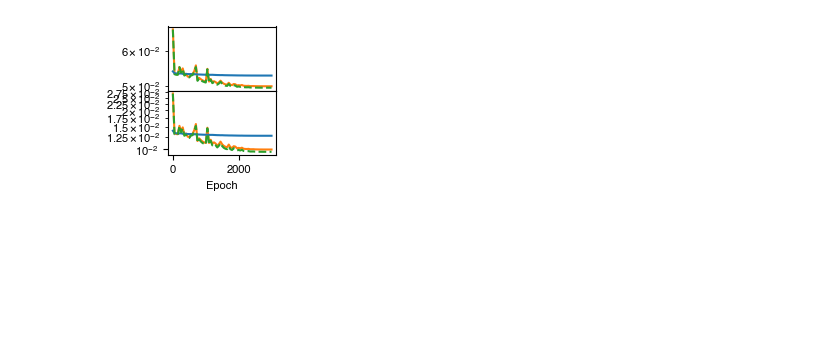
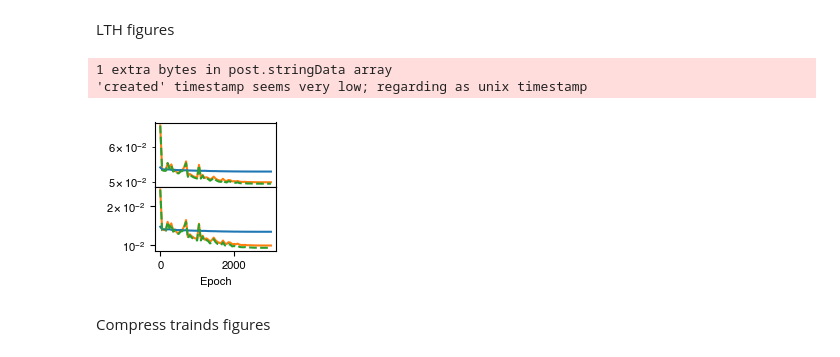
Before and after one commit to WHY-David/moment_compression, a Jupyter notebook: new/plot.ipynb, the cells around one changed output. Drawn from its saved outputs; the diff is of its cells as text; code cells hidden in the pictures; blank space fills up the shorter version.

```diff
--- a/new/plot.ipynb
+++ b/new/plot.ipynb
@@ -6,6 +6,8 @@ from matplotlib.ticker import LogLocator, MaxNLocator, NullLocator, FixedLocator
 import csv
 
 from common import make_canvas
+# %% [markdown]
+LTH figures
 # %%
 d = 10000
 dstop = 1000
@@ -36,26 +38,33 @@ test_loss_naive = data["test_loss_naive"].astype(np.float64)[::plot_every]
 # %%
 fig, axs = make_canvas(rows=2, cols=1, axes_width_pt=80, axes_aspect=1, sharex=True, gridspec_kw={'hspace': 0})
 
 axs[0].plot(epoch_range, train_loss_cp, color='tab:orange',marker=None, markersize=2, label=f'Compressed d\'={dstop}')
 axs[0].plot(epoch_range, train_loss_naive, color='tab:blue',  marker=None, markersize=2, label=f'Naive d\'={dstop}')
 axs[0].plot(epoch_range, train_loss_orig,  color='tab:green', marker=None, markersize=2, ls='--', label=f'Original d={d}')
 axs[0].set_yscale('log')
 # axs[0].yaxis.set_major_locator(LogLocator(base=10.0, numticks=6))
 # axs[0].yaxis.set_minor_locator(NullLocator())
 # axs[0].set_ylabel('Train loss')
 # axs[0].legend()
 
-# Plot Test Loss vs. epoch
 axs[1].plot(epoch_range, test_loss_cp, color='tab:orange', marker=None, markersize=2, label=f'Compressed d\'={dstop}')
 axs[1].plot(epoch_range, test_loss_naive, color='tab:blue', marker=None, markersize=2, label=f'Naive d\'={dstop}')
 axs[1].plot(epoch_range, test_loss_orig,  color='tab:green', marker=None, markersize=2, ls='--', label=f'Original d={d}')
-# axs[1].set_ylabel('Test loss')
 axs[1].set_xlabel('Epoch')
 axs[1].set_yscale('log')
-# axs[1].yaxis.set_major_locator(NullLocator())
+
+# enforce ticks at only 0.01 and 0.02
+yticks = [0.01, 0.02]
+axs[1].yaxis.set_major_locator(FixedLocator(yticks))
+# axs[1].yaxis.set_major_formatter(FixedFormatter([f"{t:.2f}" for t in yticks]))
+axs[1].yaxis.set_minor_locator(FixedLocator([]))  # remove minor ticks
 
 plt.tight_layout()
 plt.savefig('out.pdf', format='pdf', bbox_inches='tight', pad_inches=0)
 plt.show()
 # %% [output]
+1 extra bytes in post.stringData array
+'created' timestamp seems very low; regarding as unix timestamp
-[figure, old version]
+[figure, new version]
+# %% [markdown]
+Compress trainds figures
```
Also changed, not shown: parts of 5 cells of this notebook, 29 other files.
